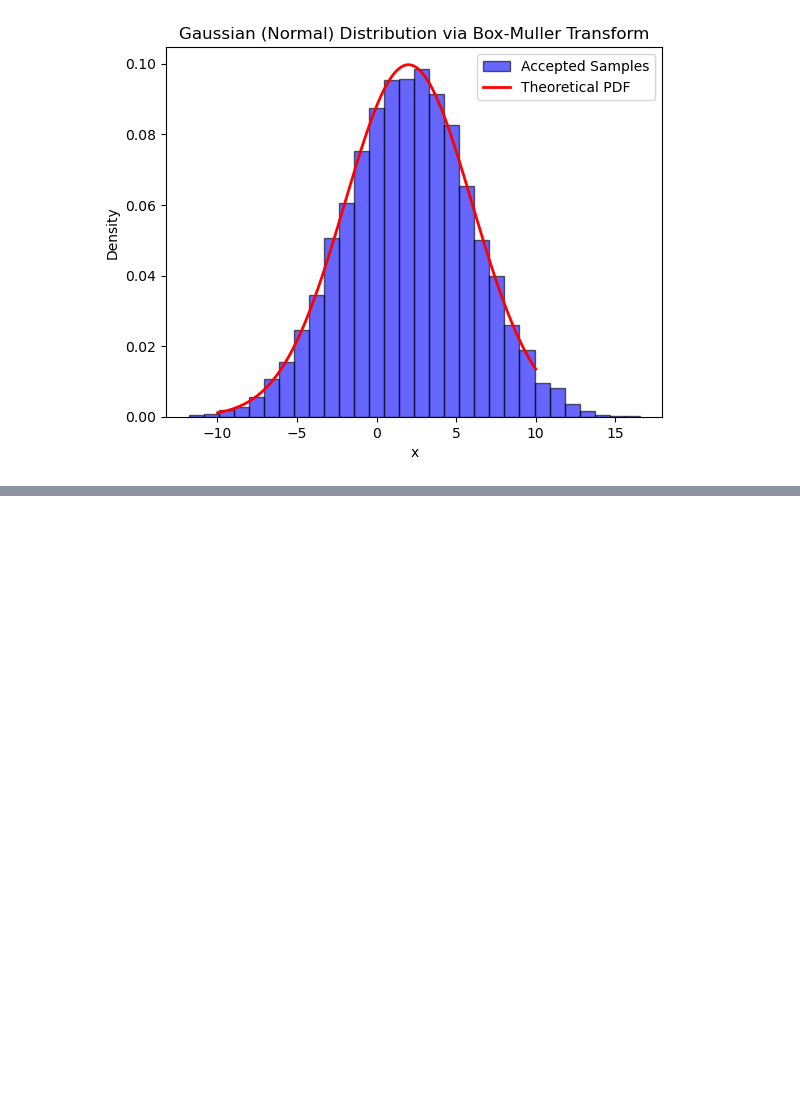
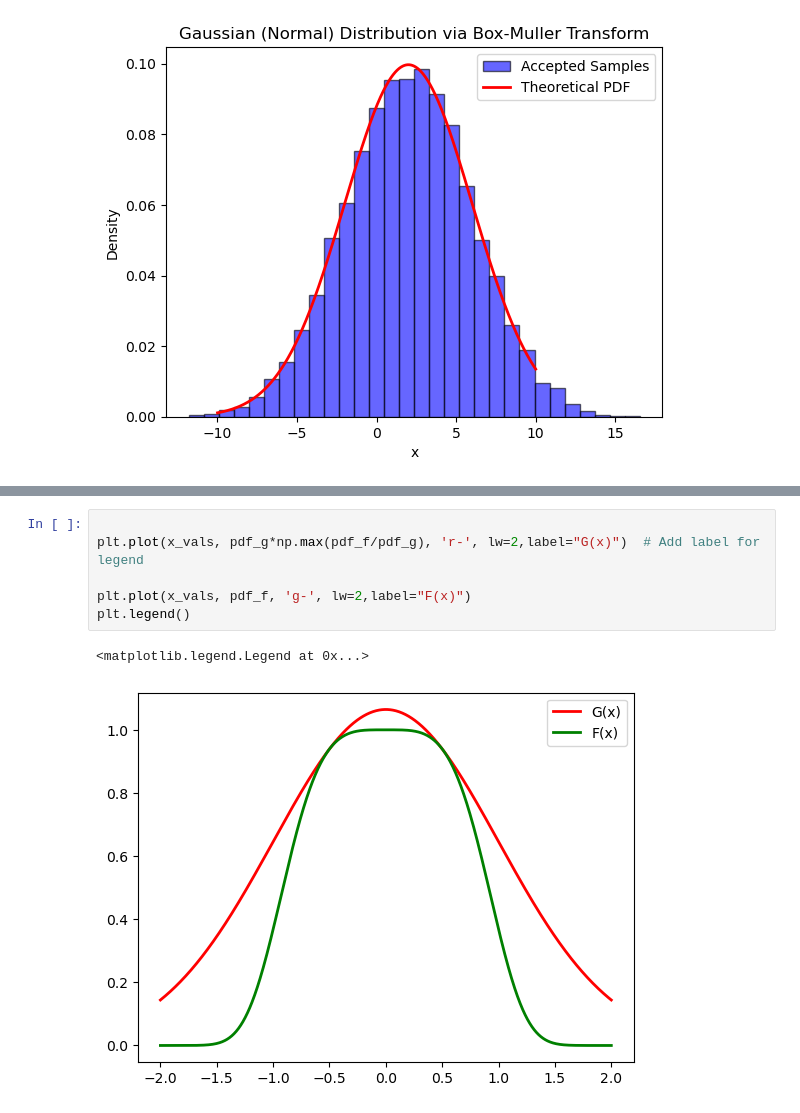
Before and after one commit to aayrapet/MC_simulations, a Jupyter notebook: main.ipynb, the cells around one changed output, grey strips where cells are left out. Saved outputs shown, nothing was run; the diff lists cells and outputs as text; blank space fills up the shorter version.

```diff
--- a/main.ipynb
+++ b/main.ipynb
@@ -207,0 +230,9 @@ plt.show()
+# %%
+
+plt.plot(x_vals, pdf_g*np.max(pdf_f/pdf_g), 'r-', lw=2,label="G(x)")  # Add label for legend
+
+plt.plot(x_vals, pdf_f, 'g-', lw=2,label="F(x)")
+plt.legend()
+# %% [output]
+<matplotlib.legend.Legend at 0x...>
+[figure, added]
```
Also changed, not shown: parts of 4 cells of this notebook.
